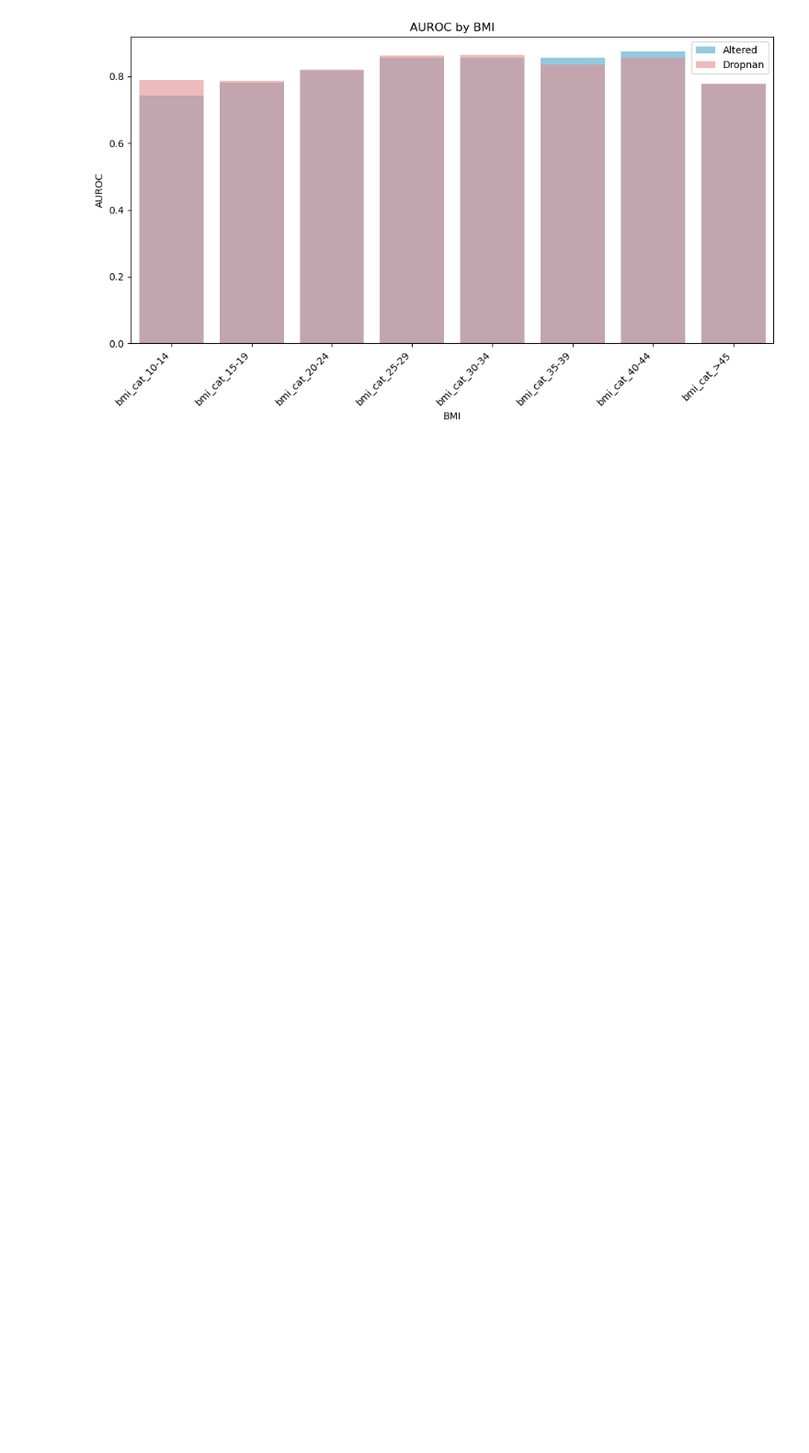
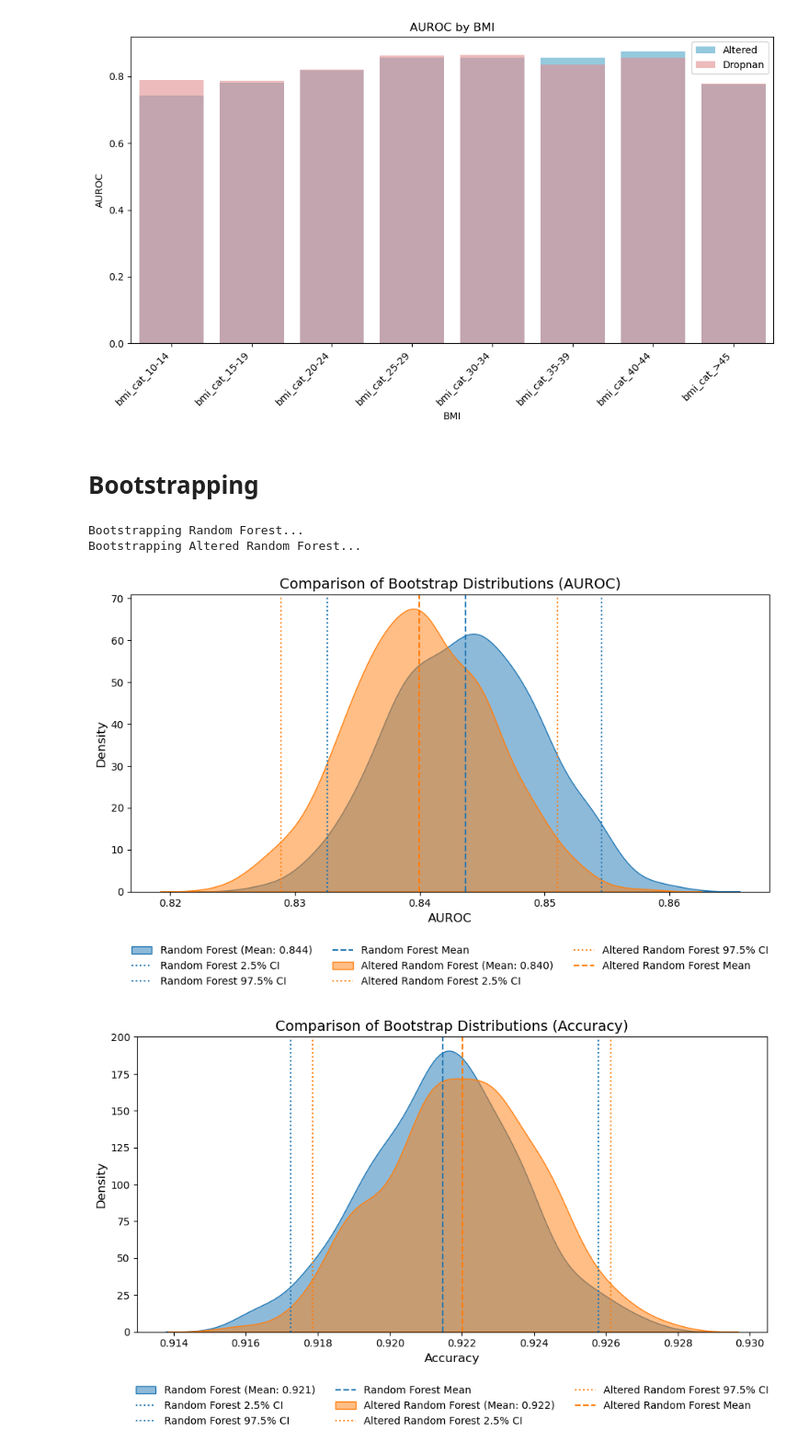
Before and after one commit to Mackenzie-Meni/UF-biasathon-workshop2025, a Jupyter notebook: 3_bias_analysis.ipynb, the cells around one changed output. Shown: that part at 92% size. Saved outputs shown, nothing was run; the diff lists cells and outputs as text; code cells hidden in the pictures; blank space fills up the shorter version.

```diff
--- a/3_bias_analysis.ipynb
+++ b/3_bias_analysis.ipynb
@@ -306,0 +307,77 @@ plot_auroc_comparison(bmi_df, 'BMI', 'AUROC by BMI')
+# %% [markdown]
+# Bootstrapping
+# %%
+import numpy as np
+import matplotlib.pyplot as plt
+import seaborn as sns
+import joblib
+from sklearn.metrics import accuracy_score, roc_auc_score
+
+# **🚀 Compute Bootstrap Distributions for Accuracy & AUROC**
+def compute_bootstrap_scores(model, X_test, y_test, n_bootstraps=500):
+    """Compute bootstrapped Accuracy and AUROC scores."""
+    y_pred_full = model.predict(X_test)
+    y_pred_proba_full = model.predict_proba(X_test)[:, 1] if hasattr(model, "predict_proba") else None
+    y_test_np = y_test.to_numpy()
+
+    def bootstrap_metric(metric_func, y_pred, use_proba=False):
+        def compute_bootstrap(_):
+            indices = np.random.choice(len(y_test_np), len(y_test_np), replace=True)
+            return metric_func(y_test_np[indices], y_pred[indices])
+
+        return joblib.Parallel(n_jobs=-1)(
+            joblib.delayed(compute_bootstrap)(_) for _ in range(n_bootstraps)
+        )
+
+    accuracy_scores = bootstrap_metric(accuracy_score, y_pred_full)
+    auroc_scores = bootstrap_metric(roc_auc_score, y_pred_proba_full, use_proba=True) if y_pred_proba_full is not None else None
+
+    return accuracy_scores, auroc_scores
+
+# **🚀 Compute Bootstraps for Each Model**
+bootstrapped_results = {}
+
+for model, name in zip([model_of_interest, altered_rf_loaded], ["Random Forest", "Altered Random Forest"]):
+    print(f"Bootstrapping {name}...")
+    accuracy_scores, auroc_scores = compute_bootstrap_scores(model, X_test, y_test)
+    bootstrapped_results[name] = {"Accuracy": accuracy_scores, "AUROC": auroc_scores}
+
+# **🚀 Plot Both Accuracy & AUROC**
+def plot_bootstrap_comparison(bootstrapped_results, metric_name):
+    """Compare the bootstrap distributions of a given metric across multiple models."""
+    plt.figure(figsize=(10, 6))
+    colors = sns.color_palette("tab10", len(bootstrapped_results))
+
+    for (model_name, scores_dict), color in zip(bootstrapped_results.items(), colors):
+        scores = scores_dict[metric_name]
+        if scores is None:
+            continue  # Skip if metric is not available
+
+        lower_ci = np.percentile(scores, 2.5)
+        upper_ci = np.percentile(scores, 97.5)
+        mean_value = np.mean(scores)
+
+        # Plot KDE curve
+        sns.kdeplot(scores, label=f"{model_name} (Mean: {mean_value:.3f})", fill=True, color=color, alpha=0.5)
+
+        # Add CI and Mean lines
+        plt.axvline(lower_ci, color=color, linestyle='dotted', label=f"{model_name} 2.5% CI")
+        plt.axvline(upper_ci, color=color, linestyle='dotted', label=f"{model_name} 97.5% CI")
+        plt.axvline(mean_value, color=color, linestyle='dashed', label=f"{model_name} Mean")
+
+    # Labels & Formatting
+    plt.xlabel(metric_name, fontsize=12)
+    plt.ylabel("Density", fontsize=12)
+    plt.title(f"Comparison of Bootstrap Distributions ({metric_name})", fontsize=14)
+    plt.legend(loc="upper center", bbox_to_anchor=(0.5, -0.15), ncol=3, fontsize=10, frameon=False)
+    plt.tight_layout()
+    plt.show()
+
+# **🚀 Generate Plots**
+plot_bootstrap_comparison(bootstrapped_results, "AUROC")
+plot_bootstrap_comparison(bootstrapped_results, "Accuracy")
+# %% [output]
+Bootstrapping Random Forest...
+Bootstrapping Altered Random Forest...
+[figure, added]
+[figure, added]
```
Also changed, not shown: parts of 4 cells of this notebook, 2 other files.
